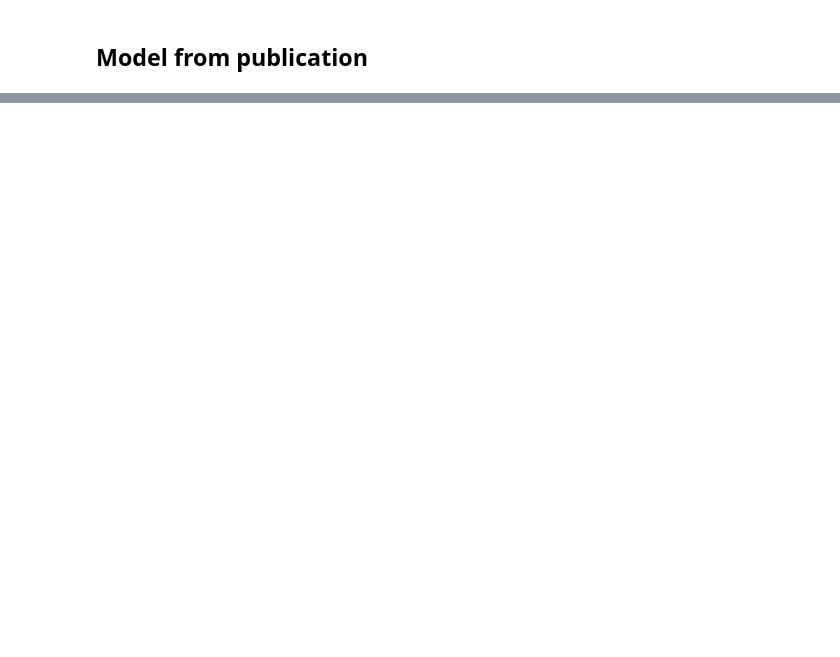
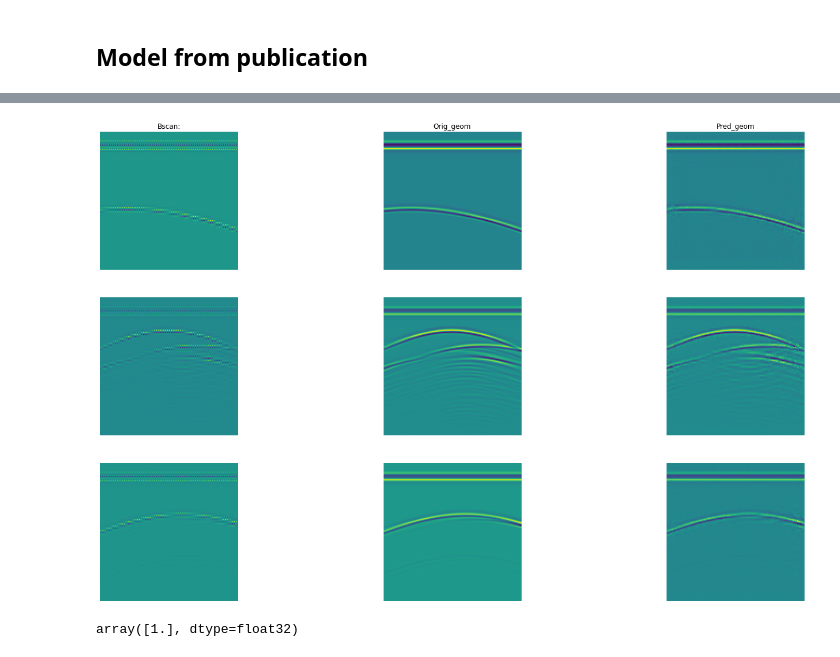
Before and after one commit to NikolaevMikhailRoma/gprMax_project, a Jupyter notebook: ML_Unet.ipynb, the cells around one changed output, grey strips where cells are left out. Cells and saved outputs as stored; diff of their text form; code cells hidden in the pictures; blank space fills up the shorter version.

```diff
--- a/ML_Unet.ipynb
+++ b/ML_Unet.ipynb
@@ -412,0 +401,9 @@ Epoch 50/50
+# %%
+model_unet2 = unet2(1,
+                  (IMG_WIDTH, IMG_HEIGHT, 1))
+
+# Обучение модели
+
+history = model_unet2.fit(X_train, y_train,
+                         epochs=50, batch_size=12,
+                         validation_data=(X_test, y_test))
@@ -412,0 +428,3 @@ Epoch 50/50
+# %%
+x1, y1 = process_images(model_unet2)
+# %% [output]
@@ -412,0 +433,5 @@ Epoch 50/50
+[figure, added]
+# %%
+np.unique(y1)
+# %% [output]
+array([1.], dtype=float32)
```
Also changed, not shown: parts of 15 cells of this notebook.
